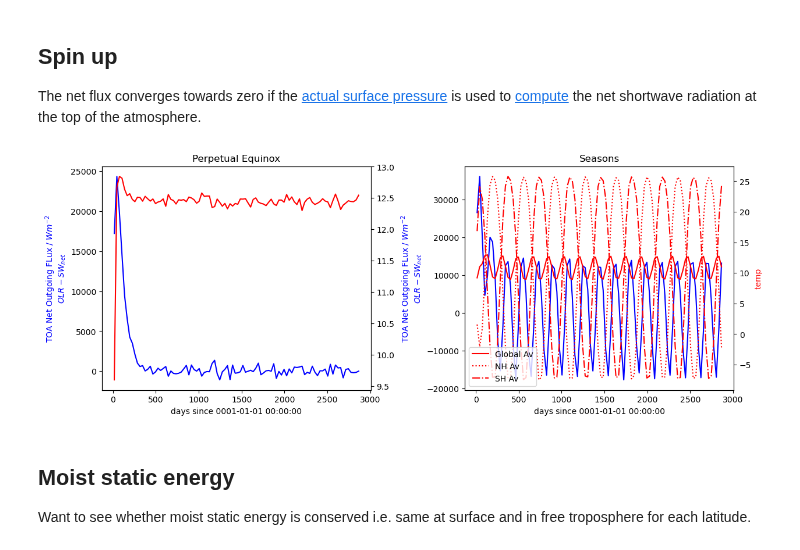
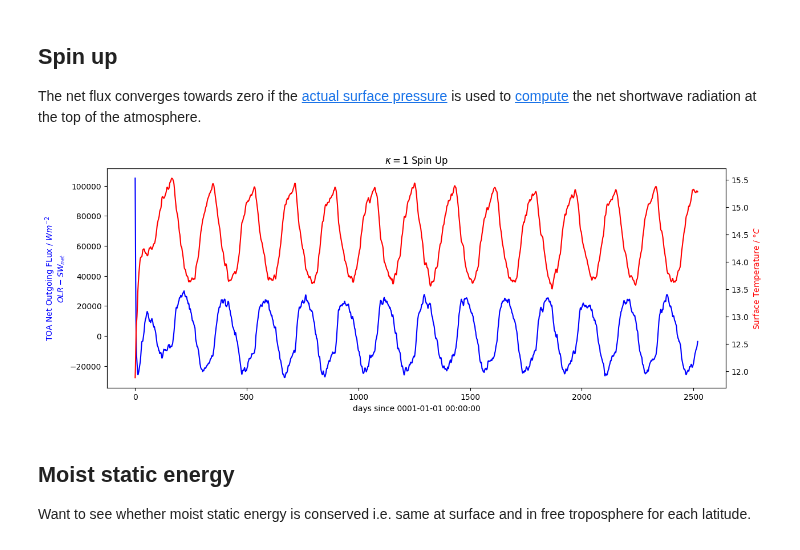
Before and after one commit to jduffield65/Isca, a Jupyter notebook: jobs/tau_sweep/aquaplanet/mse_notebook.ipynb, the cells around one changed output. Saved outputs shown, nothing was run; the diff lists cells and outputs as text; code cells hidden in the pictures.

```diff
--- a/jobs/tau_sweep/aquaplanet/mse_notebook.ipynb
+++ b/jobs/tau_sweep/aquaplanet/mse_notebook.ipynb
@@ -13,33 +16,33 @@ import xarray as xr
 from scipy import optimize
 # %%
 # Load dataset
-exp_name = 'tau_sweep/aquaplanet/k=1'
-ds = isca_tools.load_dataset(exp_name)
-namelist = isca_tools.load_namelist(exp_name)  # Need this for albedo_value
-albedo = namelist['mixed_layer_nml']['albedo_value']
-tau = namelist['two_stream_gray_rad_nml']['atm_abs']
+exp_dir = 'tau_sweep/aquaplanet/'
+exp_names = [dir for dir in os.listdir(os.path.join(os.environ['GFDL_DATA'],exp_dir)) if dir[0]=='k']
+exp_names.sort()
+n_exp = len(exp_names)
+ds = []
+albedo = []
+tau_sw = []
+tau_lw = []
+for i in range(n_exp):
+    ds += [isca_tools.load_dataset(exp_dir + exp_names[i])]
+    namelist = isca_tools.load_namelist(exp_dir + exp_names[i])  # Need this for albedo_value
+    albedo += [namelist['mixed_layer_nml']['albedo_value']]
+    tau_sw += [namelist['two_stream_gray_rad_nml']['atm_abs']]
+    tau_lw += [namelist['two_stream_gray_rad_nml']['odp']]
 # %% [markdown]
 ## Spin up
 The net flux converges towards zero if the [actual surface pressure](https://jduffield65.github.io/Isca/namelists/main/spectral_dynamics/#ps) is used to [compute](https://jduffield65.github.io/Isca/code/utils/radiation/#isca_tools.utils.radiation.frierson_net_toa_sw_dwn) the net shortwave radiation at the top of the atmosphere.
-# %%
-# Plot spin up time
-fig, axs = plt.subplots(1,2, figsize=(14, 5))
-isca_tools.plot.plot_spin_up(ds.olr, frierson_net_toa_sw_dwn(ds.swdn_toa, ds.ps, albedo, tau), ds.temp.sel(pfull=2e5, method='nearest'), axs[0])
-plt.title('')
-plt.ylabel('')
-isca_tools.plot.plot_spin_up(ds_season.olr, frierson_net_toa_sw_dwn(ds_season.swdn_toa, ds_season.ps, albedo, tau),
-                             ds_season.temp.sel(pfull=2e5, method='nearest'), axs[1])
-(isca_tools.utils.area_weighting(ds_season.temp.sel(pfull=2e5, method='nearest').sel(lat=slice(0,90))).mean(
-    dim=['lon', 'lat'])- 273.15).plot(color='r', linestyle=':')
-(isca_tools.utils.area_weighting(ds_season.temp.sel(pfull=2e5, method='nearest').sel(lat=slice(-90,0))).mean(
-    dim=['lon', 'lat'])- 273.15).plot(color='r', linestyle='-.')
-plt.legend(['Global Av','NH Av', 'SH Av'])
-plt.title('')
-axs[0].set_title('Perpetual Equinox')
-axs[1].set_title('Seasons');
-plt.subplots_adjust(wspace=0.35)
-# %% [output]
-[figure, removed]
+# %%
+# Plot spin up time
+spin_up_ind = np.where(np.asarray(tau_lw)==1)[0][0]     # Use dataset with earthlike optical depth for spin up plot
+fig, ax = plt.subplots(1,1, figsize=(14, 5))
+isca_tools.plot.plot_spin_up(ds[spin_up_ind].olr, frierson_net_toa_sw_dwn(ds[spin_up_ind].swdn_toa, ds[spin_up_ind].ps,
+                                                                          albedo[spin_up_ind], tau_sw[spin_up_ind]),
+                             ds[spin_up_ind].t_surf, ax)
+plt.title('$\kappa = 1$ Spin Up');
+# %% [output]
+[figure, added]
 # %% [markdown]
 ## Moist static energy
 Want to see whether moist static energy is conserved i.e. same at surface and in free troposphere for each latitude.
```
Also changed, not shown: parts of 13 cells of this notebook, 4 other files.
